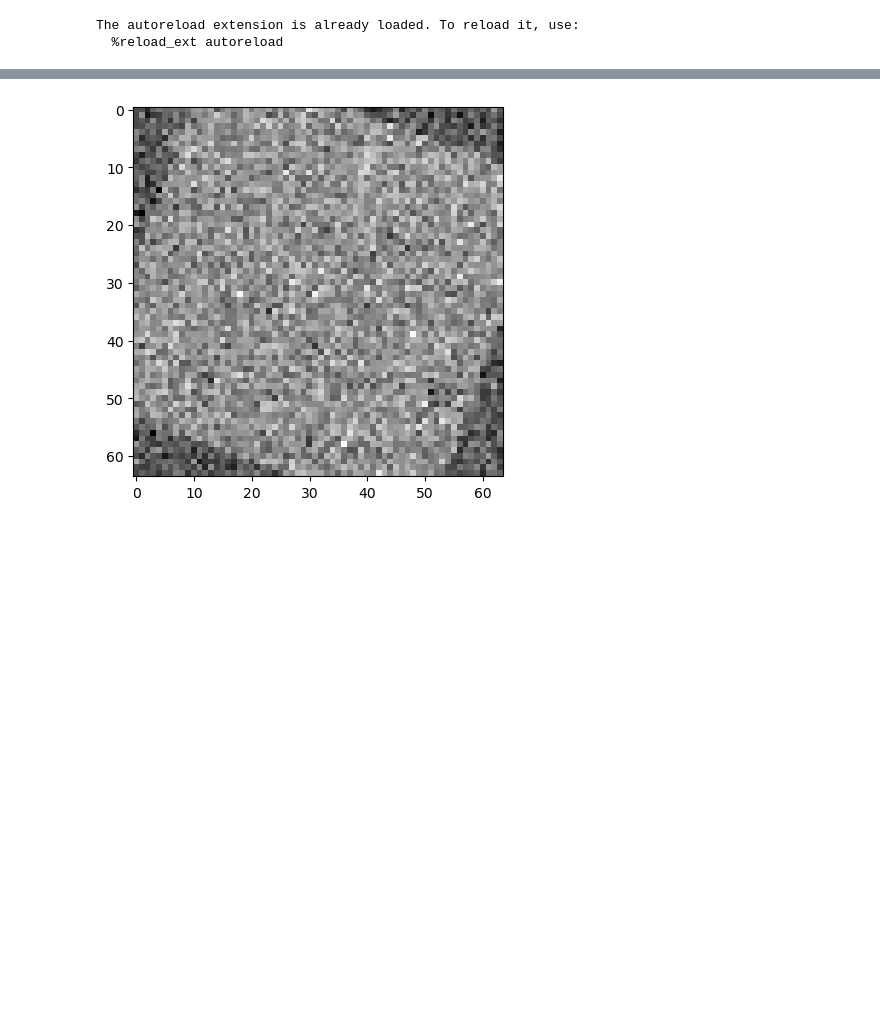
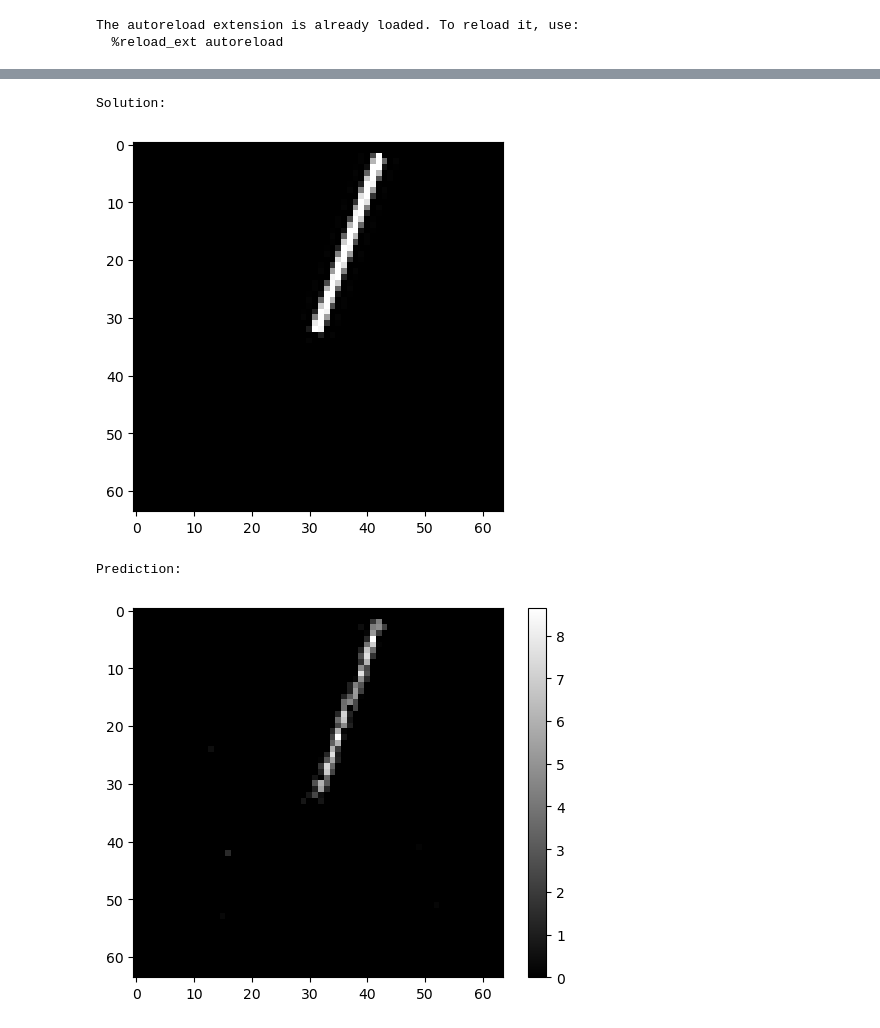
Before and after one commit to Grazvy/GetRotated, a Jupyter notebook: GetRotated.ipynb, the cells around one changed output, grey strips where cells are left out. Drawn from its saved outputs; the diff is of its cells as text; code cells hidden in the pictures; blank space fills up the shorter version.

```diff
--- a/GetRotated.ipynb
+++ b/GetRotated.ipynb
@@ -46,7 +51,13 @@ KeyboardInterrupt:
 # %%
 # testing
 line = line_image(image_size)
-plot_image(model(line))
+print("Solution:")
+plot_image(rotate_flat_image(line, -20), reshape=False)
+print("Prediction:")
+plot_image(model(line), colorbar=True)
 # %% [output]
+Solution:
-[figure, old version]
+[figure, new version]
+Prediction:
+[figure, added]
 # %%
```
Also changed, not shown: parts of 6 cells of this notebook, 2 other files.
